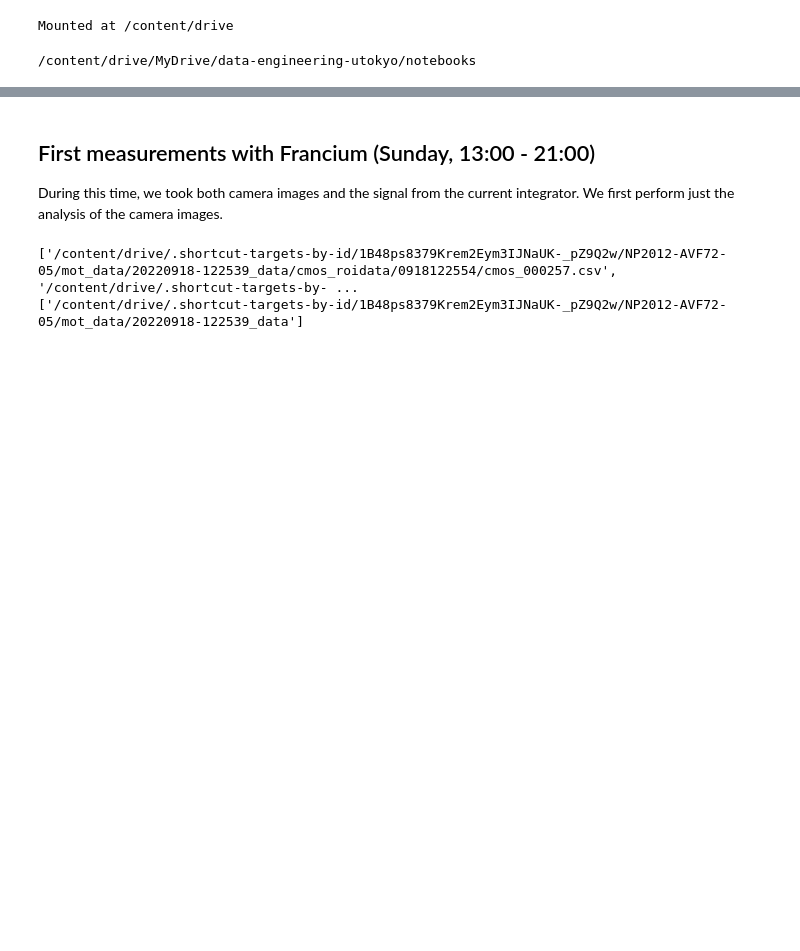
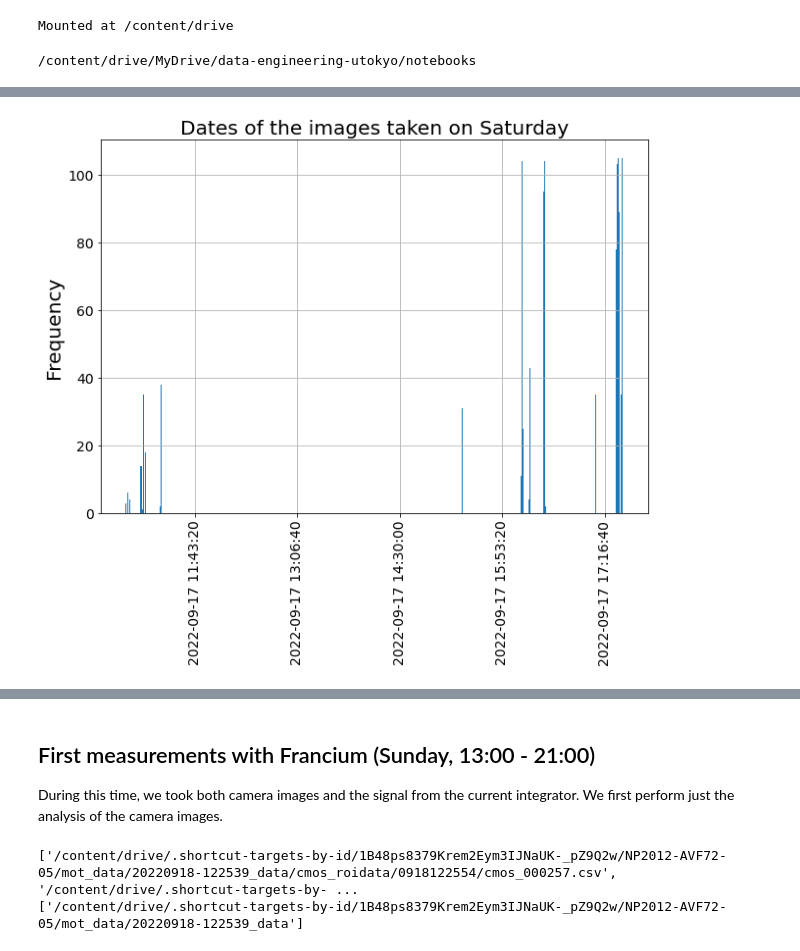
Before and after one commit to romanwixinger/data-engineering-utokyo, a Jupyter notebook: src/notebooks/beamtime_analysis.ipynb, the cells around one changed output, grey strips where cells are left out. Cells and saved outputs as stored; diff of their text form; code cells hidden in the pictures; blank space fills up the shorter version.

Commit message:
[online] Added image analysis of Monday.

```diff
--- a/src/notebooks/beamtime_analysis.ipynb
+++ b/src/notebooks/beamtime_analysis.ipynb
@@ -31,0 +38,10 @@ from src.analyses.fit_mot_number import MOTMLE
+# %%
+# Saturday
+image_folder = f"{filepath_drive}/mot_data/"
+match = ".*20220917.*cmos_roidata.*cmos.*.csv$"
+image_recorder_saturday = ImageFileRecorder(
+    filepath=image_folder,
+    match=match
+    )
+image_df_saturday = image_recorder_saturday.get_table()
+image_df_saturday
@@ -31,0 +64,11 @@ from src.analyses.fit_mot_number import MOTMLE
+# %%
+# Saturday
+fig, ax = plt.subplots()
+image_df_saturday["datetime"].astype(np.int64).plot.hist(ax=ax, bins=500, grid=True)
+labels = ax.get_xticks().tolist()
+labels = pd.to_datetime(labels)
+ax.set_xticklabels(labels, rotation=90)
+plt.title("Dates of the images taken on Saturday")
+plt.show()
+# %% [output]
+[figure, added]
```
Also changed, not shown: parts of 18 cells of this notebook.
